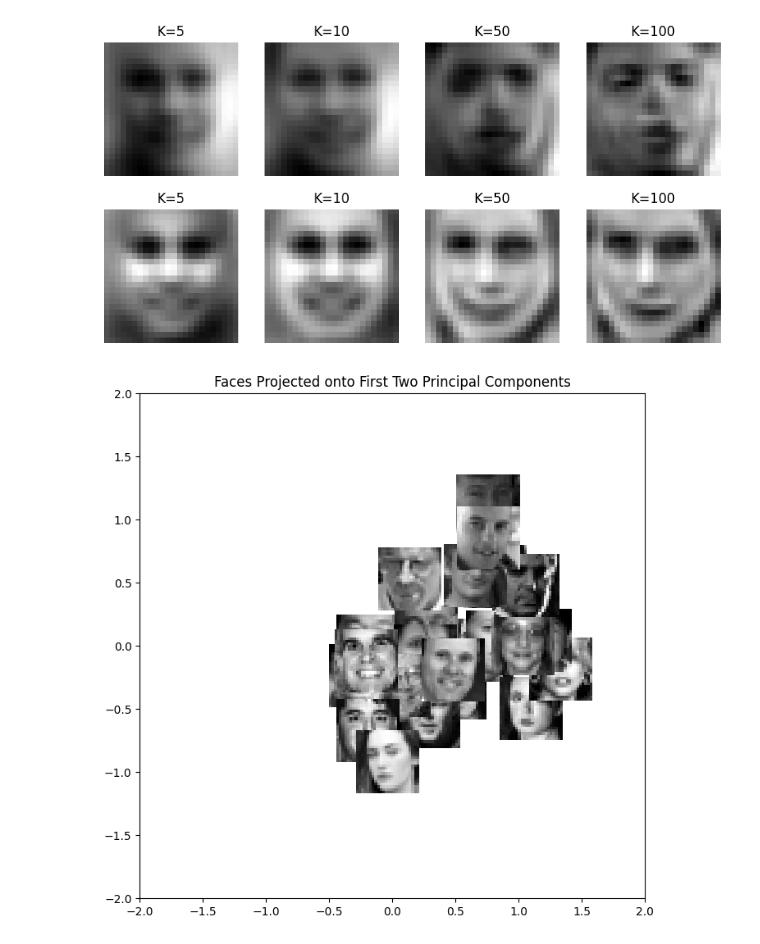
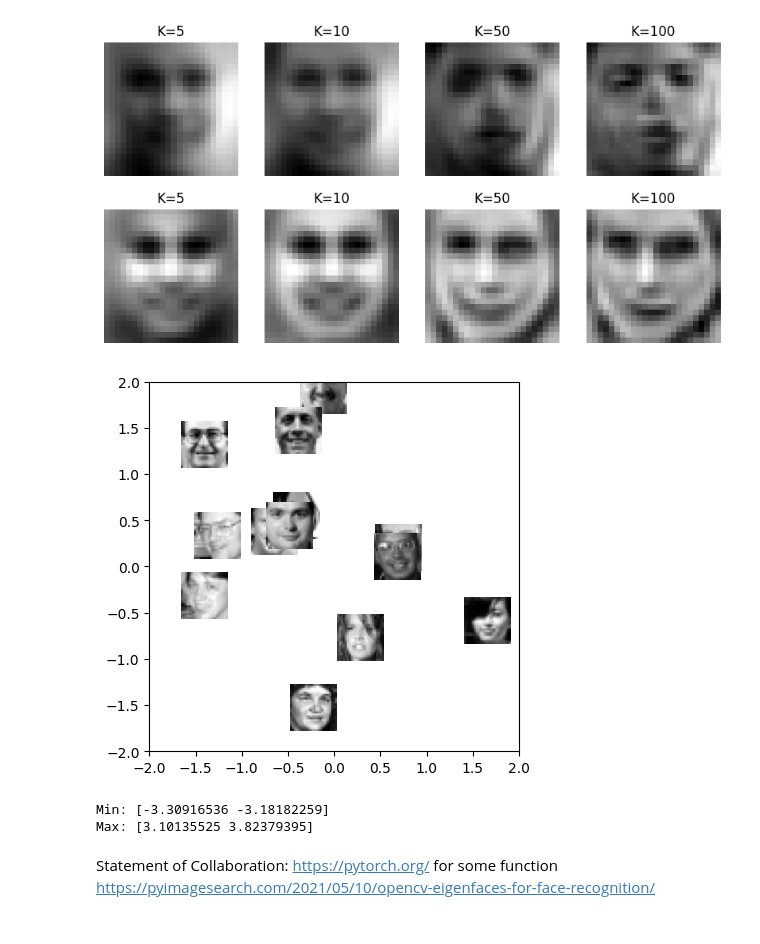
Before and after one commit to wepeng07/ML, a Jupyter notebook: homework5.ipynb, the cells around one changed output. Drawn from its saved outputs; the diff is of its cells as text; code cells hidden in the pictures.

```diff
--- a/homework5.ipynb
+++ b/homework5.ipynb
@@ -173,22 +218,20 @@ plt.show()
 # %%
-import random
-from sklearn.preprocessing import MinMaxScaler
-
-# Pick 25 random face indices
-idx = random.sample(range(X.shape[0]), 25)
-
-# Normalize W[:, 0:2] for visualization
-scaler = MinMaxScaler(feature_range=(-2, 2))
-coord = scaler.fit_transform(W[:, :2])
-
-plt.figure(figsize=(8, 8))
+idx = np.random.uniform(0, len(X), 15) # pick some data at random or otherwise; get list / vector of inte
+idx = np.array(idx, dtype=int)
+coord,params = ml.transforms.rescale( W[:,0:2] ) # normalize scale of "W" locations
 for i in idx:
-    loc = (coord[i, 0], coord[i, 0] + 0.5, coord[i, 1], coord[i, 1] + 0.5)
-    img = np.reshape(X[i, :], (24, 24))
-    plt.imshow(img.T, cmap="gray", extent=loc)
-
-plt.axis((-2, 2, -2, 2))
-plt.title("Faces Projected onto First Two Principal Components")
+    loc = (coord[i, 0], coord[i, 0] + 0.5, coord[i, 1], coord[i, 1] + 0.5)    # the image & size
+    img = np.reshape( X[i,:], (24,24) )
+    plt.imshow( img.T , cmap="gray", extent=loc ) # draw each image
+    plt.axis( (-2,2,-2,2) ) # set axis to reasonable visual scale
 plt.show()
+print("Min:", np.min(coord, axis=0))
+print("Max:", np.max(coord, axis=0))
 # %% [output]
-[figure, old version]
+[figure, new version]
+Min: [-3.30916536 -3.18182259]
+Max: [3.10135525 3.82379395]
+# %% [markdown]
+Statement of Collaboration:
+https://pytorch.org/ for some function
+https://pyimagesearch.com/2021/05/10/opencv-eigenfaces-for-face-recognition/
```
Also changed, not shown: parts of 3 cells of this notebook.
